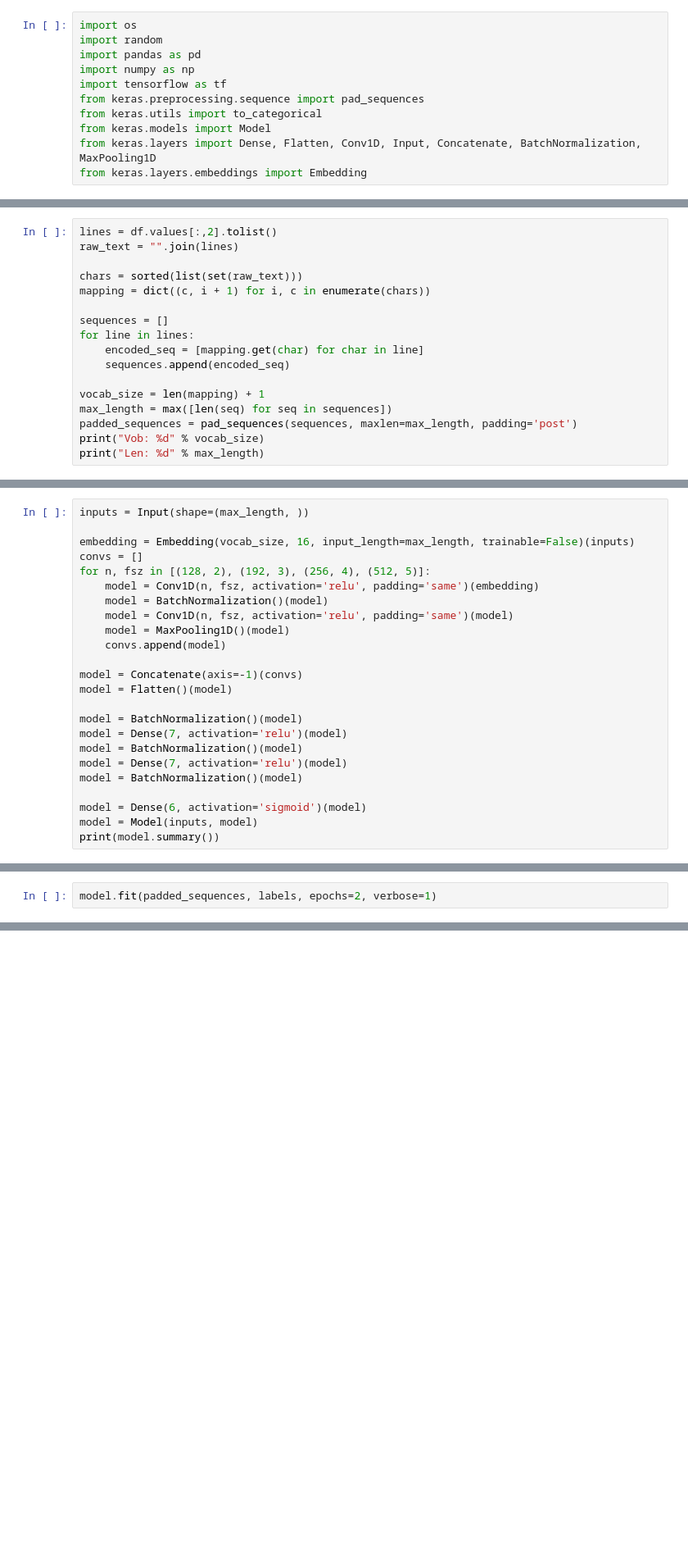
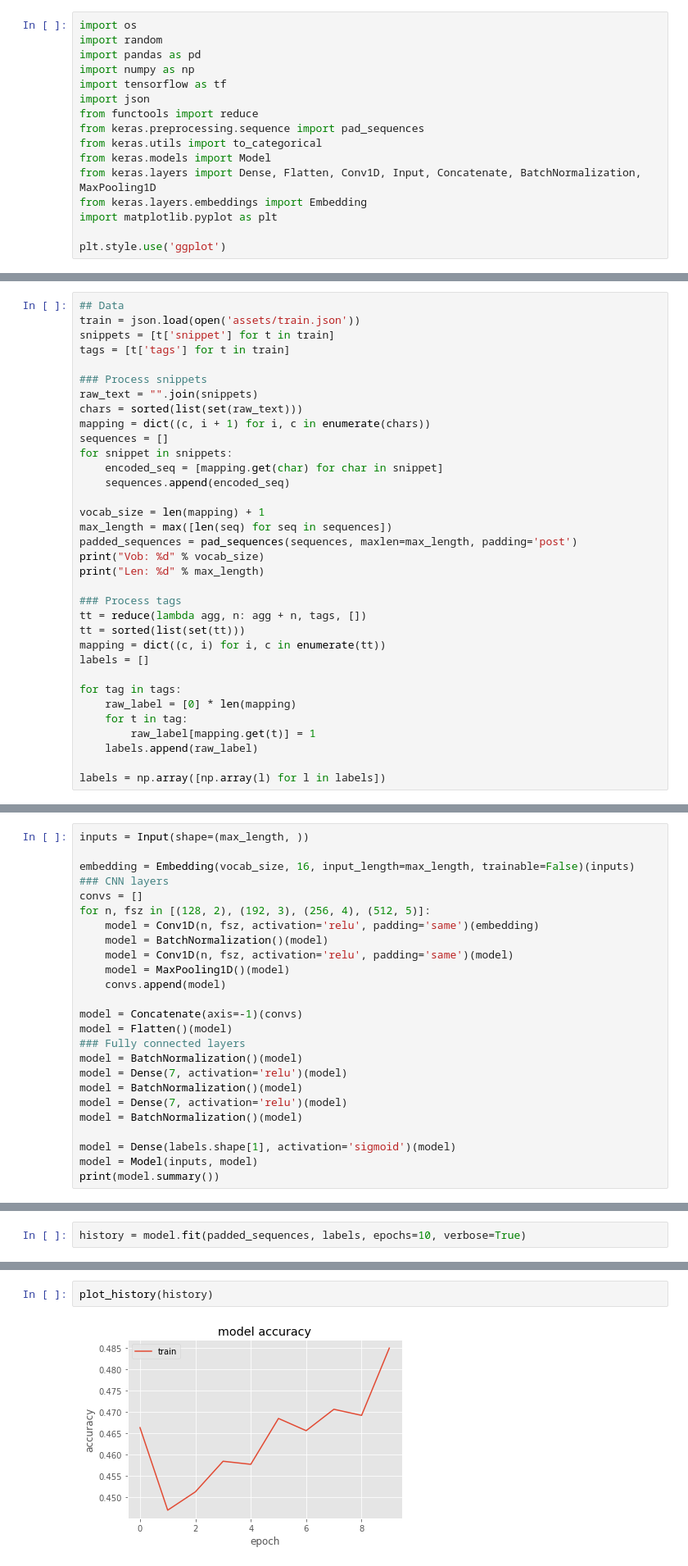
Before and after one commit to joeltaydy/IS706-SoftwareMiningProject-SourceCodeLabellingModel, a Jupyter notebook: tag_cnn.ipynb, the cells around one changed output, grey strips where cells are left out. Shown at 82% size. Saved outputs shown, nothing was run; the diff lists cells and outputs as text; blank space fills up the shorter version.

Commit message:
process data

```diff
--- a/tag_cnn.ipynb
+++ b/tag_cnn.ipynb
@@ -4,8 +4,13 @@ import random
 import pandas as pd
 import numpy as np
 import tensorflow as tf
+import json
+from functools import reduce
 from keras.preprocessing.sequence import pad_sequences
 from keras.utils import to_categorical
 from keras.models import Model
 from keras.layers import Dense, Flatten, Conv1D, Input, Concatenate, BatchNormalization, MaxPooling1D
 from keras.layers.embeddings import Embedding
+import matplotlib.pyplot as plt
+
+plt.style.use('ggplot')
@@ -35,13 +34,16 @@ labels = np.array([random.choice([0, 1, 2, 3, 4, 5, 6]) for x in range(df.shape[
 # %%
-lines = df.values[:,2].tolist()
-raw_text = "".join(lines)
+## Data
+train = json.load(open('assets/train.json'))
+snippets = [t['snippet'] for t in train]
+tags = [t['tags'] for t in train]
 
+### Process snippets
+raw_text = "".join(snippets)
 chars = sorted(list(set(raw_text)))
 mapping = dict((c, i + 1) for i, c in enumerate(chars))
-
 sequences = []
-for line in lines:
-    encoded_seq = [mapping.get(char) for char in line]
+for snippet in snippets:
+    encoded_seq = [mapping.get(char) for char in snippet]
     sequences.append(encoded_seq)
 
 vocab_size = len(mapping) + 1
@@ -49,4 +51,18 @@ max_length = max([len(seq) for seq in sequences])
 padded_sequences = pad_sequences(sequences, maxlen=max_length, padding='post')
 print("Vob: %d" % vocab_size)
 print("Len: %d" % max_length)
+
+### Process tags
+tt = reduce(lambda agg, n: agg + n, tags, [])
+tt = sorted(list(set(tt)))
+mapping = dict((c, i) for i, c in enumerate(tt))
+labels = []
+
+for tag in tags:
+    raw_label = [0] * len(mapping)
+    for t in tag:
+        raw_label[mapping.get(t)] = 1
+    labels.append(raw_label)
+
+labels = np.array([np.array(l) for l in labels])
 # %% [output]
@@ -56,6 +72,7 @@ Len: 537
 inputs = Input(shape=(max_length, ))
 
 embedding = Embedding(vocab_size, 16, input_length=max_length, trainable=False)(inputs)
+### CNN layers
 convs = []
 for n, fsz in [(128, 2), (192, 3), (256, 4), (512, 5)]:
     model = Conv1D(n, fsz, activation='relu', padding='same')(embedding)
@@ -66,14 +83,14 @@ for n, fsz in [(128, 2), (192, 3), (256, 4), (512, 5)]:
 
 model = Concatenate(axis=-1)(convs)
 model = Flatten()(model)
-
+### Fully connected layers
 model = BatchNormalization()(model)
 model = Dense(7, activation='relu')(model)
 model = BatchNormalization()(model)
 model = Dense(7, activation='relu')(model)
 model = BatchNormalization()(model)
 
-model = Dense(6, activation='sigmoid')(model)
+model = Dense(labels.shape[1], activation='sigmoid')(model)
 model = Model(inputs, model)
 print(model.summary())
 # %% [output]
@@ -101,5 +118,5 @@ model.compile(
   metrics=['accuracy']
 )
 # %%
-model.fit(padded_sequences, labels, epochs=2, verbose=1)
+history = model.fit(padded_sequences, labels, epochs=10, verbose=True)
 # %% [output]
@@ -106,0 +124,4 @@ ValueError: Error when checking target: expected dense_142 to have shape (6,) bu
+# %%
+plot_history(history)
+# %% [output]
+[figure, added]
```
Also changed, not shown: parts of 8 cells of this notebook, 1 other file.
